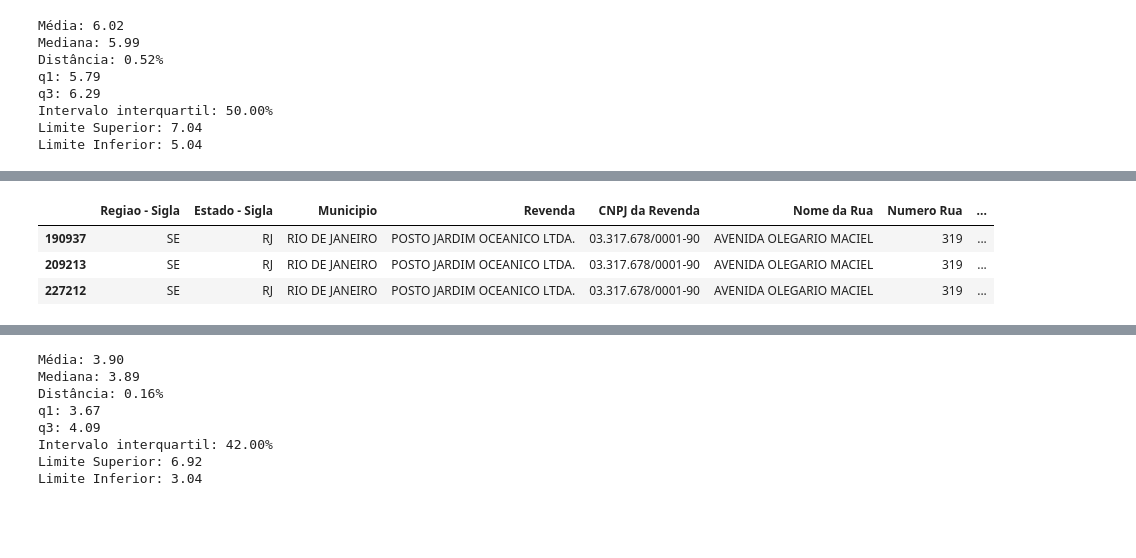
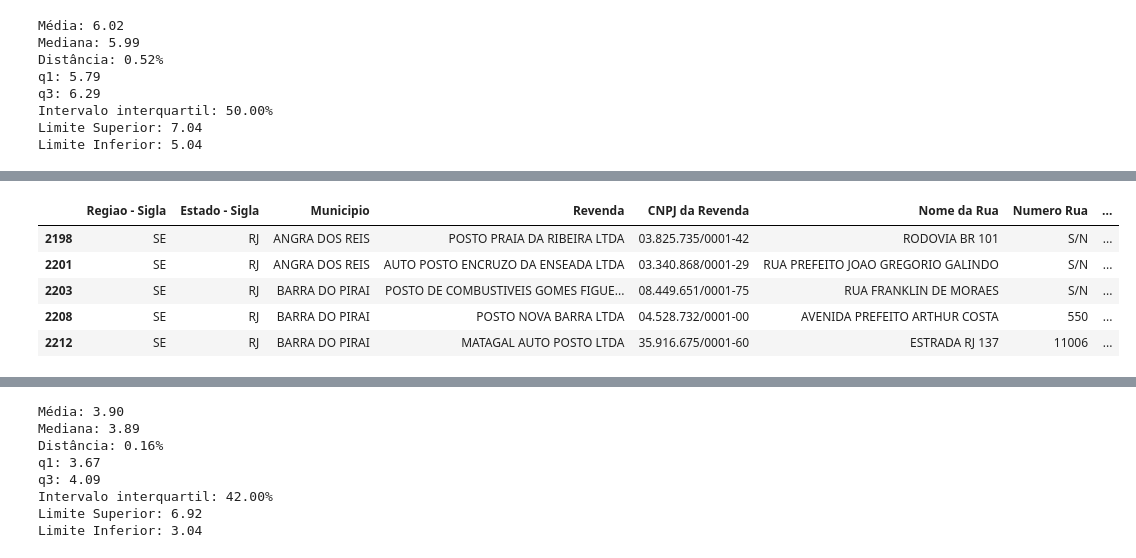
Before and after one commit to ghenriqueh/UC2_senac_projeto_dados, a Jupyter notebook: analise_anp.ipynb, the cells around one changed output, grey strips where cells are left out. Saved outputs shown, nothing was run; the diff lists cells and outputs as text; code cells hidden in the pictures; blank space fills up the shorter version.

```diff
--- a/analise_anp.ipynb
+++ b/analise_anp.ipynb
@@ -101,12 +116,12 @@ df_vendagasolinarj
 | 1623212 | SE | RJ | ANGRA DOS REIS | VALE DO CAFE AUTO POSTO LTDA | 11112293000204 | RUA ITATIAIA | S/N | ... |
 33329 rows × 16 columns
 # %%
-array_vendagasolinarj = np.array(df_vendagasolinarj['Valor de Venda'])
-media = np.mean(array_vendagasolinarj)
-mediana = np.median(array_vendagasolinarj)
+array_venda_gasolina_rio = np.array(df_vendagasolinarj['Valor de Venda'])
+media = np.mean(array_venda_gasolina_rio)
+mediana = np.median(array_venda_gasolina_rio)
 dist = (media-mediana)/mediana
-q1 =np.percentile(array_vendagasolinarj,25)
-q3 =np.percentile(array_vendagasolinarj,75)
+q1 =np.percentile(array_venda_gasolina_rio,25)
+q3 =np.percentile(array_venda_gasolina_rio,75)
 iqr = q3 - q1
 limite_superior = q3 +(1.5*iqr)
 limite_inferior = q1 - (1.5*iqr)
@@ -131,11 +160,13 @@ Limite Inferior: 5.04
 # %%
 #Sim, alguns poucos postos praticam médias de valores acima do padrão porém o valor não é extremamente fora do padrão praticado.
 # %%
-outlier_vendagasolinarjsuperior = df_vendagasolinarj.loc[df_vendagasolinarj['Valor de Venda']>limite_superior]
-outlier_vendagasolinarjsuperior.head(3)
+outlier_vendagasolinarjsuperior = df_vendagasolinarj.loc[df_vendagasolinarj['Valor de Venda']>media]
+outlier_vendagasolinarjsuperior.head(5)
 # %% [output]
 |  | Regiao - Sigla | Estado - Sigla | Municipio | Revenda | CNPJ da Revenda | Nome da Rua | Numero Rua | ... |
-| 190937 | SE | RJ | RIO DE JANEIRO | POSTO JARDIM OCEANICO LTDA. | 03.317.678/0001-90 | AVENIDA OLEGARIO MACIEL | 319 | ... |
-| 209213 | SE | RJ | RIO DE JANEIRO | POSTO JARDIM OCEANICO LTDA. | 03.317.678/0001-90 | AVENIDA OLEGARIO MACIEL | 319 | ... |
-| 227212 | SE | RJ | RIO DE JANEIRO | POSTO JARDIM OCEANICO LTDA. | 03.317.678/0001-90 | AVENIDA OLEGARIO MACIEL | 319 | ... |
+| 2198 | SE | RJ | ANGRA DOS REIS | POSTO PRAIA DA RIBEIRA LTDA | 03.825.735/0001-42 | RODOVIA BR 101 | S/N | ... |
+| 2201 | SE | RJ | ANGRA DOS REIS | AUTO POSTO ENCRUZO DA ENSEADA LTDA | 03.340.868/0001-29 | RUA PREFEITO JOAO GREGORIO GALINDO | S/N | ... |
+| 2203 | SE | RJ | BARRA DO PIRAI | POSTO DE COMBUSTIVEIS GOMES FIGUE... | 08.449.651/0001-75 | RUA FRANKLIN DE MORAES | S/N | ... |
+| 2208 | SE | RJ | BARRA DO PIRAI | POSTO NOVA BARRA LTDA | 04.528.732/0001-00 | AVENIDA PREFEITO ARTHUR COSTA | 550 | ... |
+| 2212 | SE | RJ | BARRA DO PIRAI | MATAGAL AUTO POSTO LTDA | 35.916.675/0001-60 | ESTRADA RJ 137 | 11006 | ... |
 # %%
```
Also changed, not shown: parts of 12 cells of this notebook.
